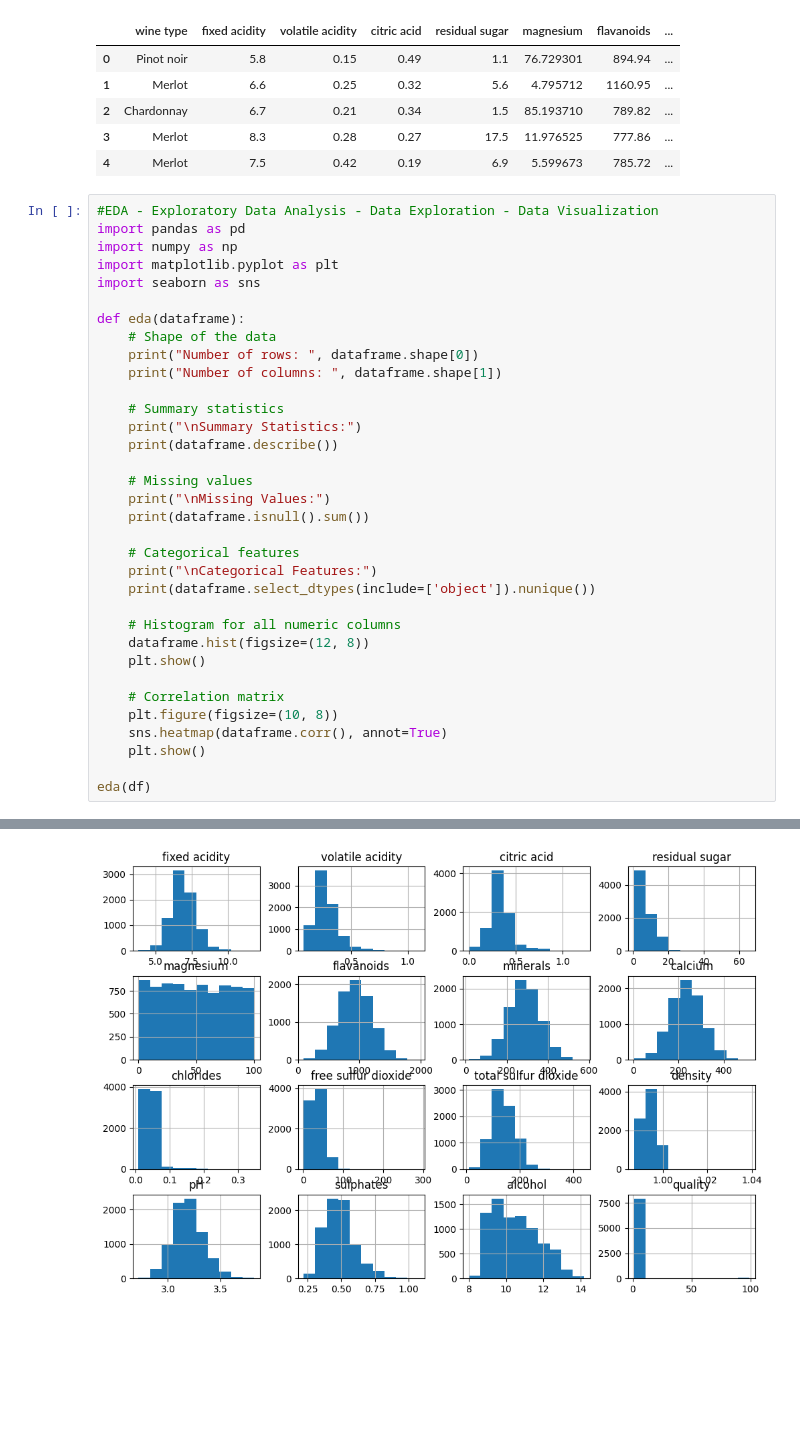
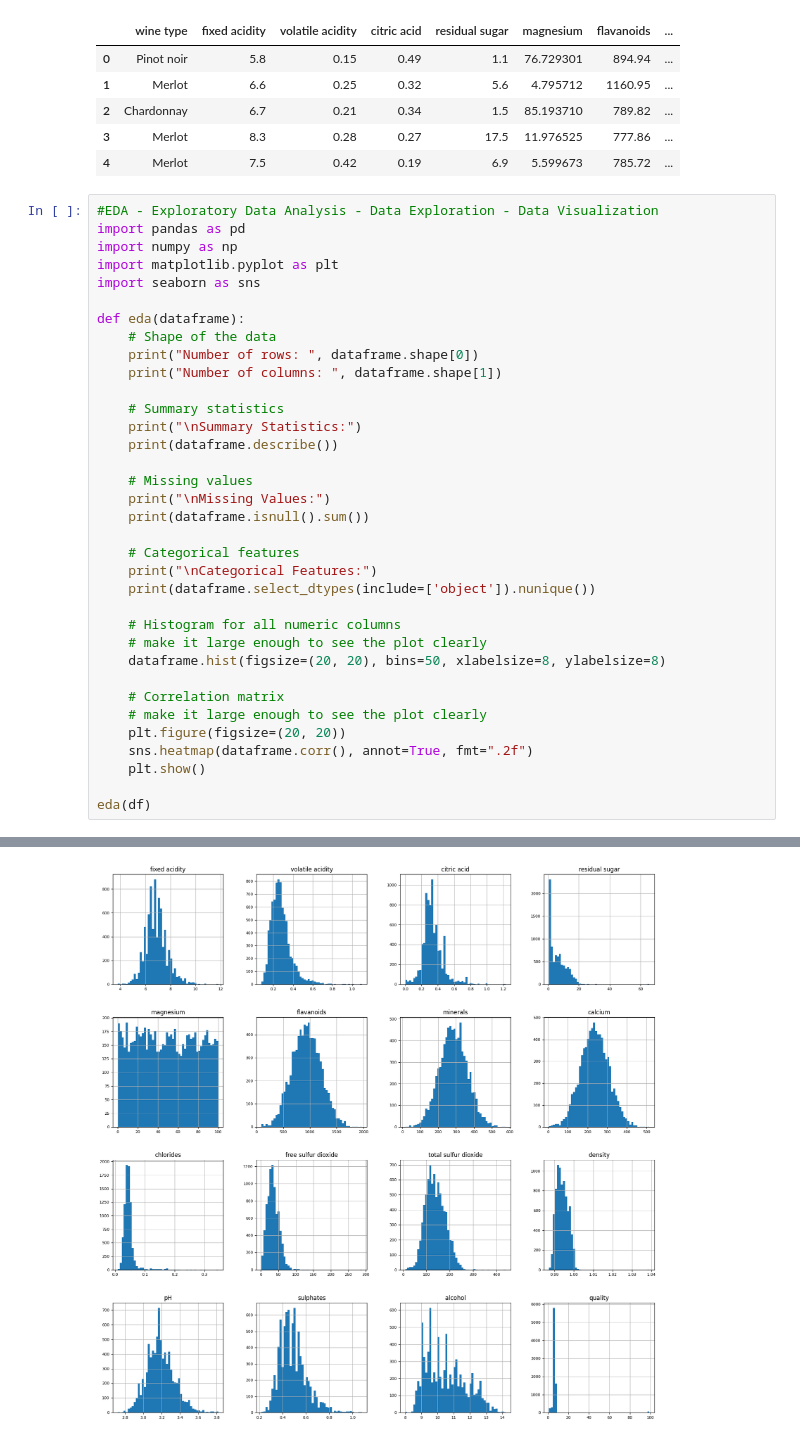
Before and after one commit to kevin-eberhardt/data-science, a Jupyter notebook: notebooks/data_exploration_vale.ipynb, the cells around one changed output, grey strips where cells are left out. Saved outputs shown, nothing was run; the diff lists cells and outputs as text; blank space fills up the shorter version.

```diff
--- a/notebooks/data_exploration_vale.ipynb
+++ b/notebooks/data_exploration_vale.ipynb
@@ -44,35 +44,36 @@ def eda(dataframe):
     print(dataframe.isnull().sum())
 
     # Categorical features
     print("\nCategorical Features:")
     print(dataframe.select_dtypes(include=['object']).nunique())
 
     # Histogram for all numeric columns
-    dataframe.hist(figsize=(12, 8))
-    plt.show()
+    # make it large enough to see the plot clearly
+    dataframe.hist(figsize=(20, 20), bins=50, xlabelsize=8, ylabelsize=8)
 
     # Correlation matrix
-    plt.figure(figsize=(10, 8))
-    sns.heatmap(dataframe.corr(), annot=True)
+    # make it large enough to see the plot clearly
+    plt.figure(figsize=(20, 20))
+    sns.heatmap(dataframe.corr(), annot=True, fmt=".2f")
     plt.show()
 
 eda(df)
 # %% [output]
 Number of rows:  8000
 Number of columns:  17
 
 Summary Statistics:
        fixed acidity  volatile acidity  citric acid  residual sugar  \
 count    8000.000000       8000.000000  7994.000000     7992.000000
 mean        6.856625          0.278486     0.334929        6.406219
 std         0.841727          0.100296     0.120249        5.104317
 min         3.800000          0.080000     0.000000        0.600000
 25%         6.300000          0.210000     0.270000        1.700000
 50%         6.800000          0.260000     0.320000        5.200000
 75%         7.300000          0.320000     0.390000        9.900000
 ... (51 lines left out)
 
 Categorical Features:
 wine type    5
 dtype: int64
-[figure, old version]
+[figure, new version]
```
Also changed, not shown: parts of 1 cell of this notebook.
